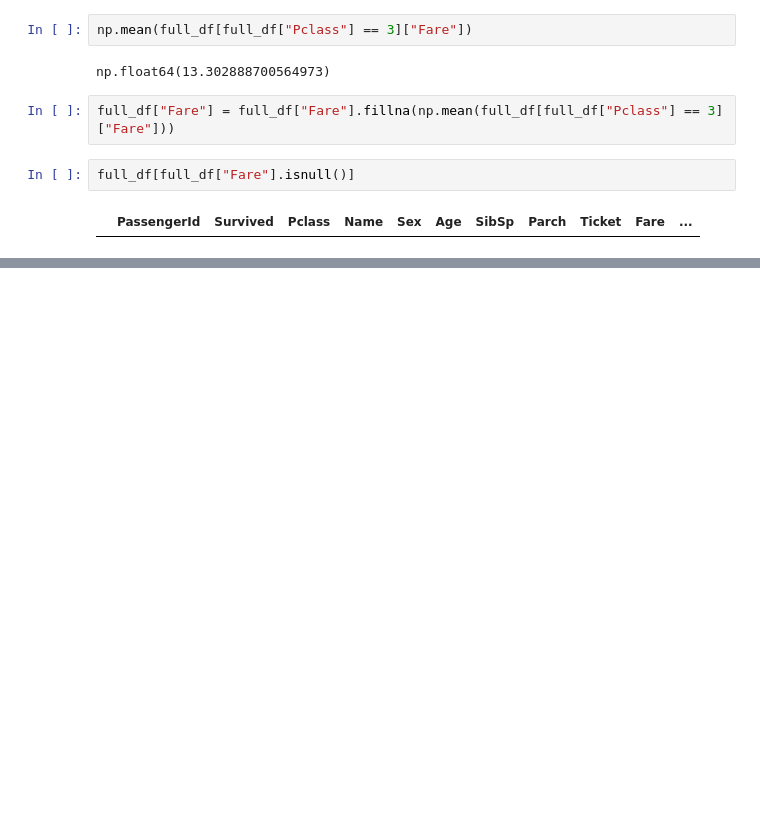
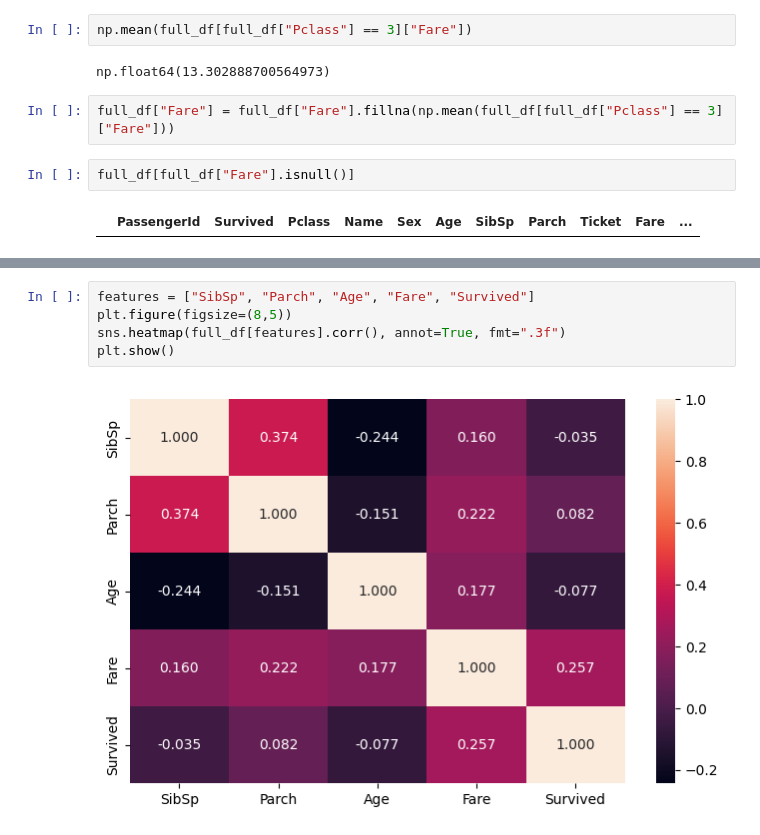
Before and after one commit to MertHasanAslan/titanic_ml, a Jupyter notebook: src/titanic_ml.ipynb, the cells around one changed output, grey strips where cells are left out. Saved outputs shown, nothing was run; the diff lists cells and outputs as text; blank space fills up the shorter version.

Commit message:
Heatmap for features of df

```diff
--- a/src/titanic_ml.ipynb
+++ b/src/titanic_ml.ipynb
@@ -411,0 +423,7 @@ full_df[full_df["Fare"].isnull()]
+# %%
+features = ["SibSp", "Parch", "Age", "Fare", "Survived"]
+plt.figure(figsize=(8,5))
+sns.heatmap(full_df[features].corr(), annot=True, fmt=".3f")
+plt.show()
+# %% [output]
+[figure, added]
```
Also changed, not shown: parts of 3 cells of this notebook.
